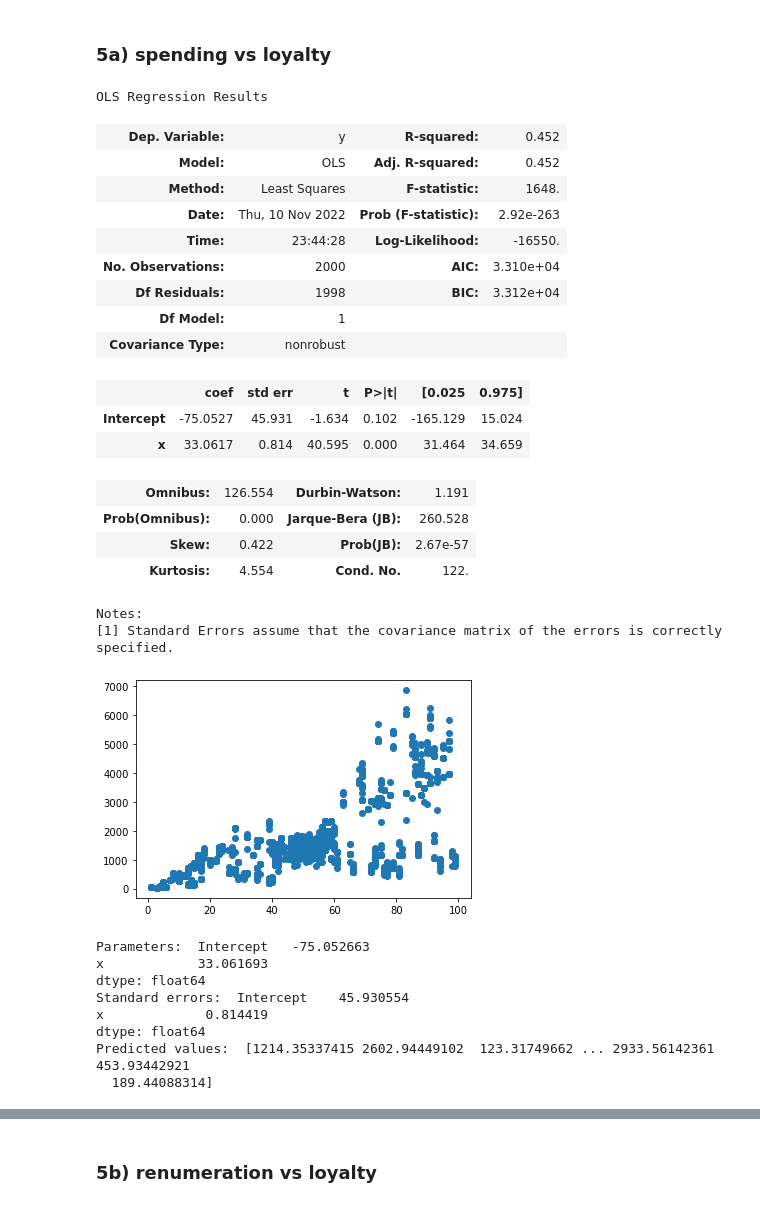
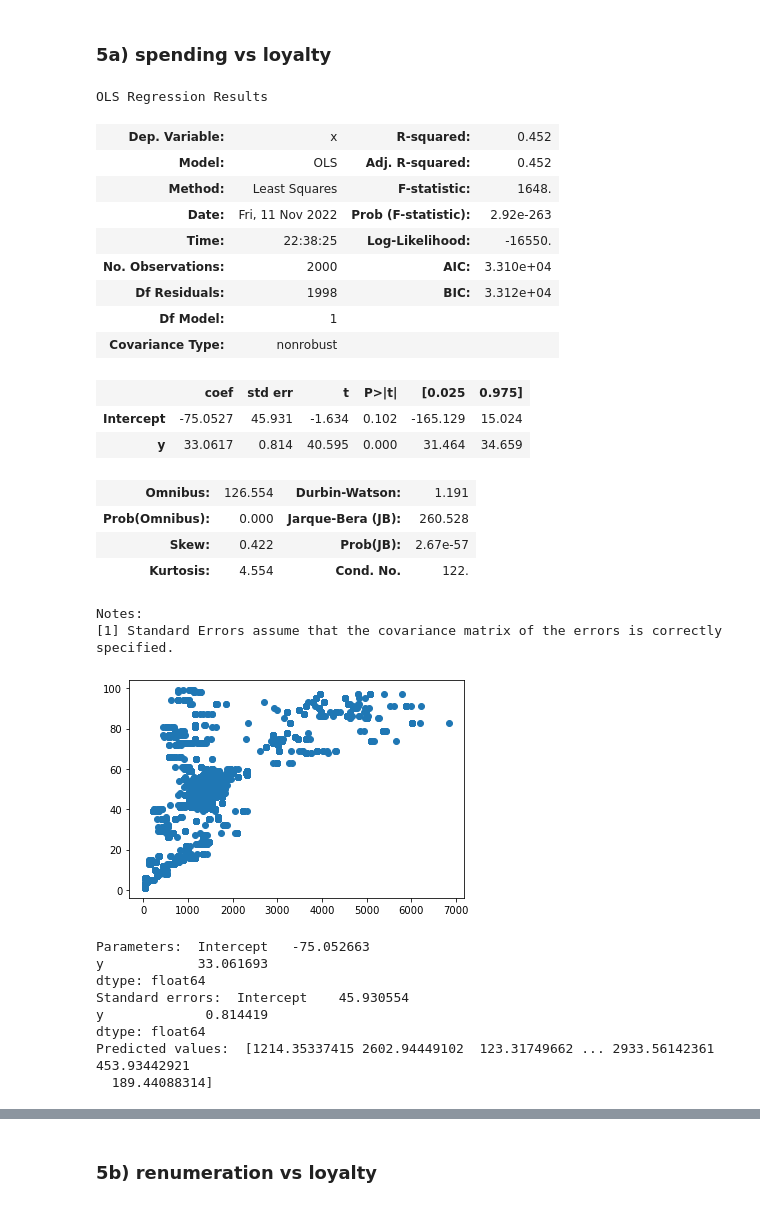
Before and after one commit to mikebenas/LSE_TurtleGames_R_Analysis, a Jupyter notebook: LSE_DA301_Assignment_Python_template.ipynb, the cells around one changed output, grey strips where cells are left out. Saved outputs shown, nothing was run; the diff lists cells and outputs as text; code cells hidden in the pictures.

```diff
--- a/LSE_DA301_Assignment_Python_template.ipynb
+++ b/LSE_DA301_Assignment_Python_template.ipynb
@@ -194,42 +194,42 @@ reviews.head()
 ### 5a) spending vs loyalty
 # %%
 # Independent variable.
-y=reviews['loyalty_points']
+x=reviews['loyalty_points']
 
 # Dependent variable.
-x=reviews['spending_score']
+y=reviews['spending_score']
 
 # Check for linearity with Matplotlib.
 plt.scatter(x, y)
 
 # OLS model and summary.
 # Create formula and pass through OLS methods.
-f1 = 'y ~ x'
+f1 = 'x ~ y'
 test1 = ols(f1, data = reviews).fit()
 
 # Print the regression table.
 test1.summary()
 # %% [output]
 OLS Regression Results
-| Dep. Variable: | y | R-squared: | 0.452 |
+| Dep. Variable: | x | R-squared: | 0.452 |
 | Model: | OLS | Adj. R-squared: | 0.452 |
 | Method: | Least Squares | F-statistic: | 1648. |
-| Date: | Thu, 10 Nov 2022 | Prob (F-statistic): | 2.92e-263 |
-| Time: | 23:44:28 | Log-Likelihood: | -16550. |
+| Date: | Fri, 11 Nov 2022 | Prob (F-statistic): | 2.92e-263 |
+| Time: | 22:38:25 | Log-Likelihood: | -16550. |
 | No. Observations: | 2000 | AIC: | 3.310e+04 |
 | Df Residuals: | 1998 | BIC: | 3.312e+04 |
 | Df Model: | 1 |  |  |
 | Covariance Type: | nonrobust |  |  |
 |  | coef | std err | t | P>|t| | [0.025 | 0.975] |
 | Intercept | -75.0527 | 45.931 | -1.634 | 0.102 | -165.129 | 15.024 |
-| x | 33.0617 | 0.814 | 40.595 | 0.000 | 31.464 | 34.659 |
+| y | 33.0617 | 0.814 | 40.595 | 0.000 | 31.464 | 34.659 |
 | Omnibus: | 126.554 | Durbin-Watson: | 1.191 |
 | Prob(Omnibus): | 0.000 | Jarque-Bera (JB): | 260.528 |
 | Skew: | 0.422 | Prob(JB): | 2.67e-57 |
 | Kurtosis: | 4.554 | Cond. No. | 122. |
 Notes:
 [1] Standard Errors assume that the covariance matrix of the errors is correctly specified.
-[figure, old version]
+[figure, new version]
 # %%
 # Extract the estimated parameters.
 print("Parameters: ", test1.params)
@@ -241,10 +241,10 @@ print("Standard errors: ", test1.bse)
 print("Predicted values: ", test1.predict())
 # %% [output]
 Parameters:  Intercept   -75.052663
-x            33.061693
+y            33.061693
 dtype: float64
 Standard errors:  Intercept    45.930554
-x             0.814419
+y             0.814419
 dtype: float64
 Predicted values:  [1214.35337415 2602.94449102  123.31749662 ... 2933.56142361  453.93442921
   189.44088314]
```
Also changed, not shown: parts of 2 cells of this notebook.
